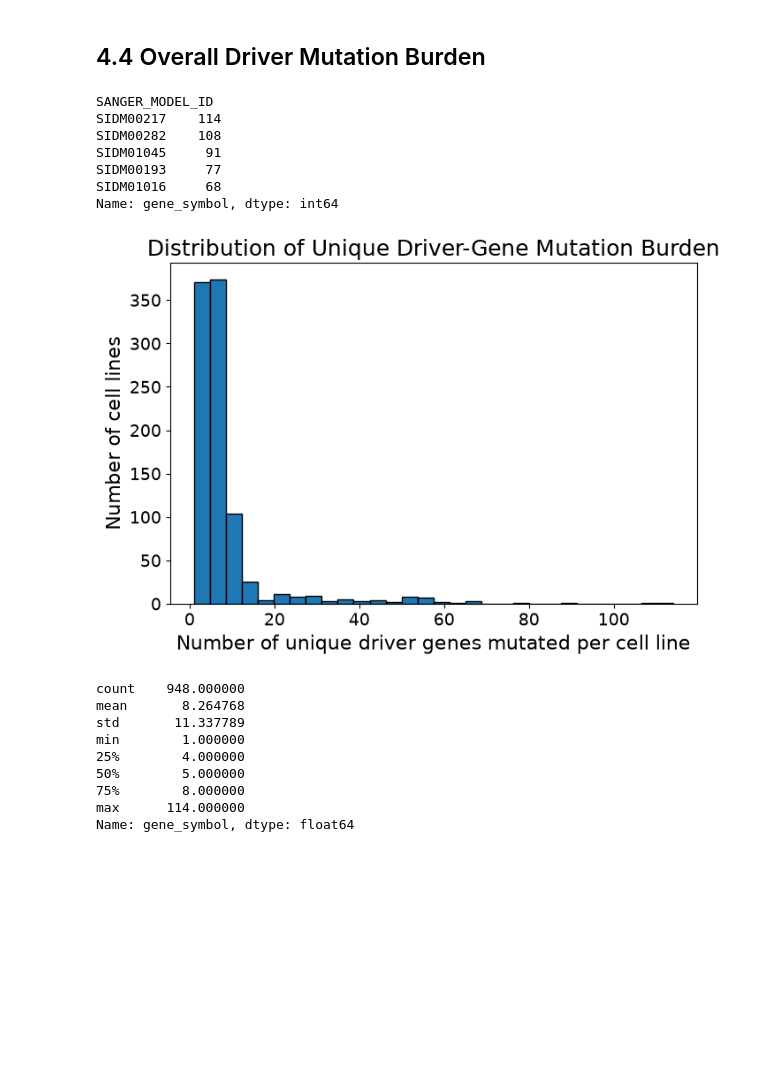
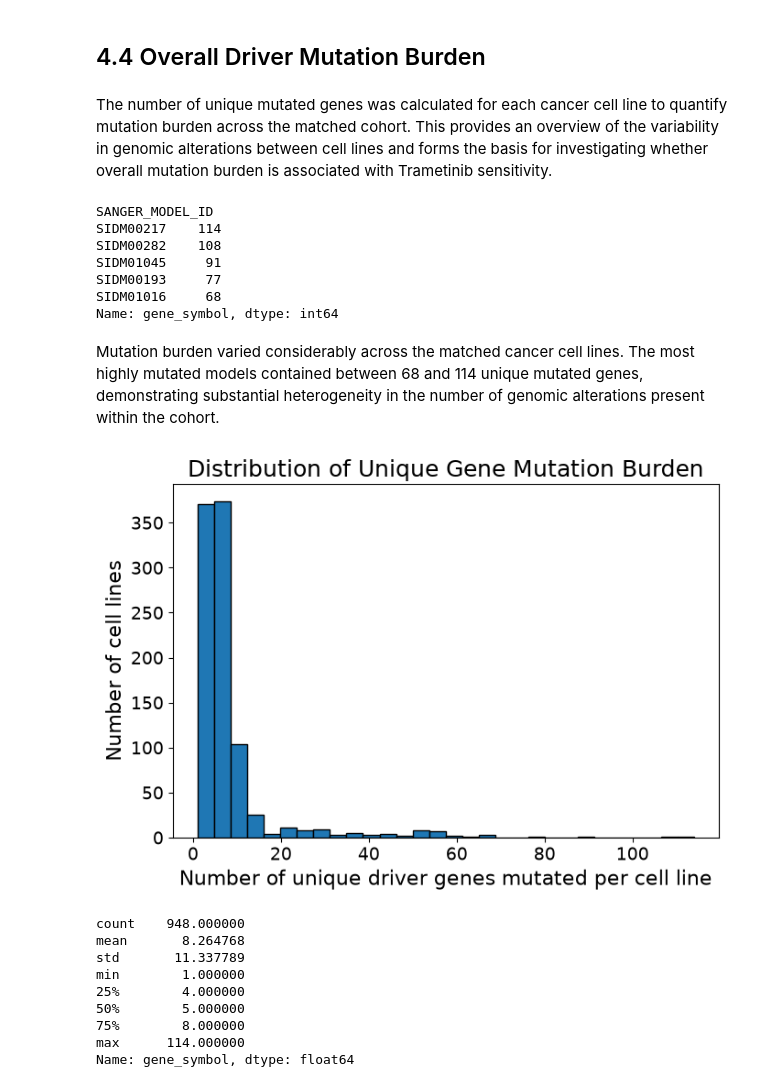
Before and after one commit to carolinemalaihull/trametinib-drug-response-ml, a Jupyter notebook: notebooks/01_data_exploration.ipynb, the cells around one changed output. Cells and saved outputs as stored; diff of their text form; code cells hidden in the pictures; blank space fills up the shorter version.

```diff
--- a/notebooks/01_data_exploration.ipynb
+++ b/notebooks/01_data_exploration.ipynb
@@ -404,13 +417,0 @@ mutation_gene_level = (
-# %%
-trametinib_matched = trametinib[
-    trametinib["SANGER_MODEL_ID"].isin(overlapping_models)
-].copy()
-
-print(
-    "Matched Trametinib response rows:",
-    trametinib_matched.shape[0]
-)
-print(
-    "Matched Trametinib cell lines:",
-    trametinib_matched["SANGER_MODEL_ID"].nunique()
-)
@@ -565,6 +556,8 @@ plt.show()
 The matched cohort comprised 948 cancer cell-line models representing 42 tumour types. The cell lines span numerous cancer types, including lung adenocarcinoma, small cell lung cancer, skin cutaneous melanoma, breast cancer and colorectal adenocarcinoma. This diversity provides a broad biological context for investigating genomic predictors of Trametinib response. Cancer type may later be considered as a categorical predictor or potential confounder
 # %% [markdown]
 ## 4.4 Overall Driver Mutation Burden
+# %% [markdown]
+The number of unique mutated genes was calculated for each cancer cell line to quantify mutation burden across the matched cohort. This provides an overview of the variability in genomic alterations between cell lines and forms the basis for investigating whether overall mutation burden is associated with Trametinib sensitivity.
 # %%
 # Count unique mutated driver genes per cell line
 
@@ -583,23 +576,25 @@ SIDM01045     91
 SIDM00193     77
 SIDM01016     68
 Name: gene_symbol, dtype: int64
+# %% [markdown]
+Mutation burden varied considerably across the matched cancer cell lines. The most highly mutated models contained between 68 and 114 unique mutated genes, demonstrating substantial heterogeneity in the number of genomic alterations present within the cohort.
 # %%
 plt.figure(figsize=(7, 5))
 plt.hist(
     total_driver_gene_counts,
     bins=30,
     edgecolor="black"
 )
 
 plt.xlabel("Number of unique driver genes mutated per cell line", fontsize=16)
 plt.ylabel("Number of cell lines", fontsize=16)
-plt.title("Distribution of Unique Driver-Gene Mutation Burden", fontsize=18)
+plt.title("Distribution of Unique Gene Mutation Burden", fontsize=18)
 plt.xticks(fontsize=14)
 plt.yticks(fontsize=14)
 plt.tight_layout()
 plt.show()
 # %% [output]
-[figure, old version]
+[figure, new version]
 # %%
 display(total_driver_gene_counts.describe())
 # %% [output]
```
Also changed, not shown: parts of 81 cells of this notebook, 1 other file.
